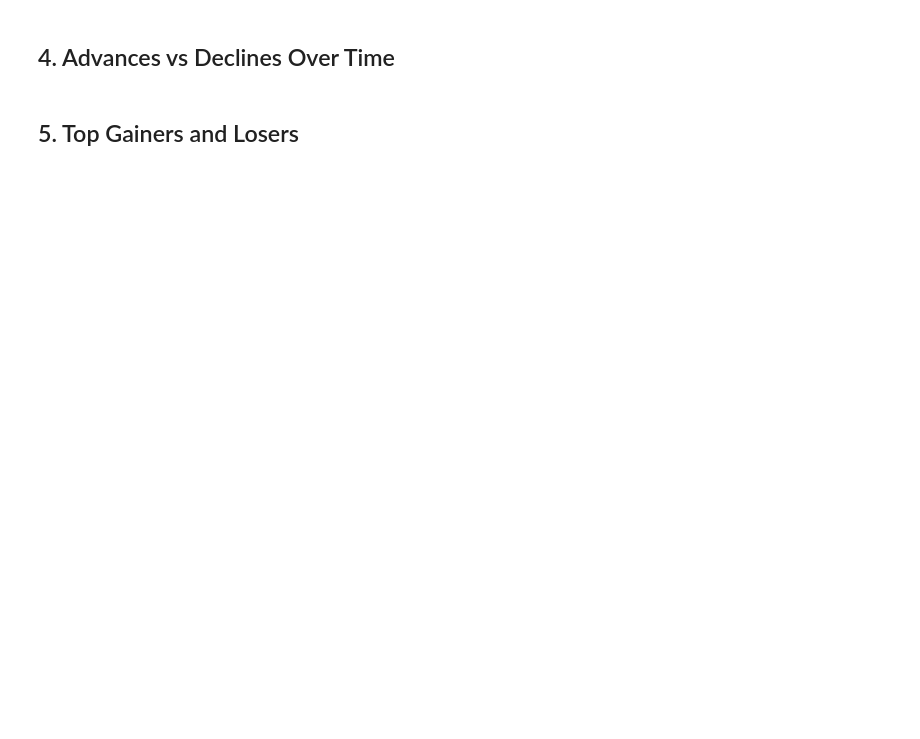
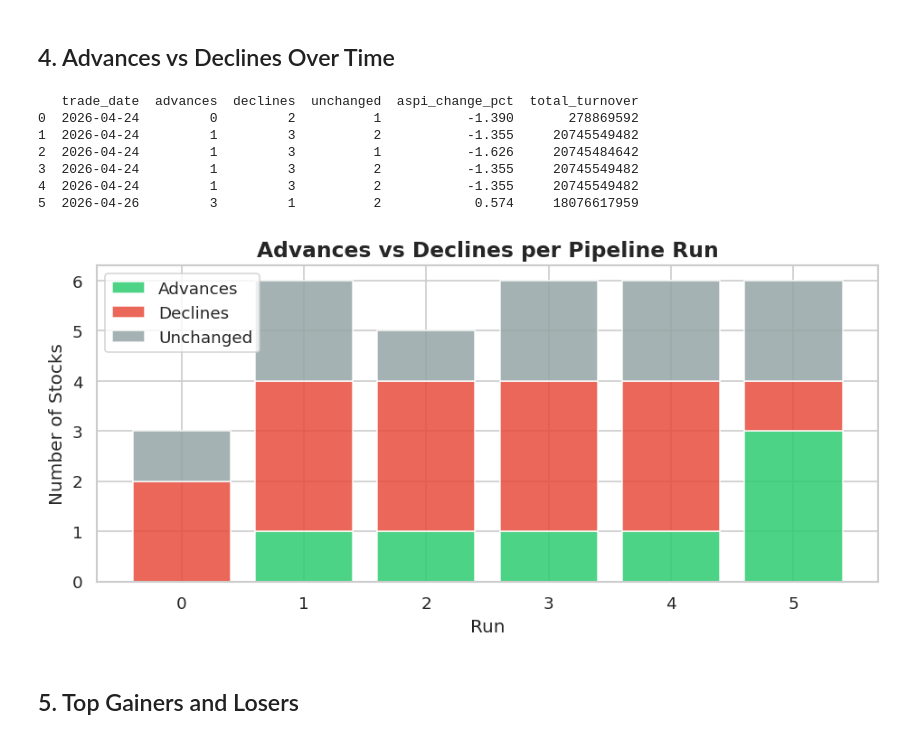
Before and after one commit to Menaka200224/CSE-Stock-Pipeline, a Jupyter notebook: notebooks/cse_analytics.ipynb, the cells around one changed output. Cells and saved outputs as stored; diff of their text form; code cells hidden in the pictures; blank space fills up the shorter version.

Commit message:
feat: add visualization charts from Jupyter notebook analysis

```diff
--- a/notebooks/cse_analytics.ipynb
+++ b/notebooks/cse_analytics.ipynb
@@ -76,19 +121,28 @@ plt.show()
 # %%
 df_summary = query("SELECT trade_date, advances, declines, unchanged, aspi_change_pct, total_turnover FROM cse_daily_summary ORDER BY extracted_at")
 print(df_summary)
 
-fig, ax = plt.subplots(figsize=(10,5))
+fig, ax = plt.subplots(figsize=(8,4))
 x = range(len(df_summary))
 ax.bar(x, df_summary['advances'], label='Advances', color='#2ecc71', alpha=0.85)
 ax.bar(x, df_summary['declines'], bottom=df_summary['advances'], label='Declines', color='#e74c3c', alpha=0.85)
 ax.bar(x, df_summary['unchanged'], bottom=df_summary['advances']+df_summary['declines'], label='Unchanged', color='#95a5a6', alpha=0.85)
 ax.set_title('Advances vs Declines per Pipeline Run', fontsize=14, fontweight='bold')
 ax.set_xlabel('Run')
 ax.set_ylabel('Number of Stocks')
 ax.legend()
 plt.tight_layout()
 plt.savefig('chart_advances_declines.png', bbox_inches='tight')
 plt.show()
+# %% [output]
+   trade_date  advances  declines  unchanged  aspi_change_pct  total_turnover
+0  2026-04-24         0         2          1           -1.390       278869592
+1  2026-04-24         1         3          2           -1.355     20745549482
+2  2026-04-24         1         3          1           -1.626     20745484642
+3  2026-04-24         1         3          2           -1.355     20745549482
+4  2026-04-24         1         3          2           -1.355     20745549482
+5  2026-04-26         3         1          2            0.574     18076617959
+[figure, added]
 # %% [markdown]
 ## 5. Top Gainers and Losers
 # %%
```
Also changed, not shown: parts of 12 cells of this notebook, 11 other files.
